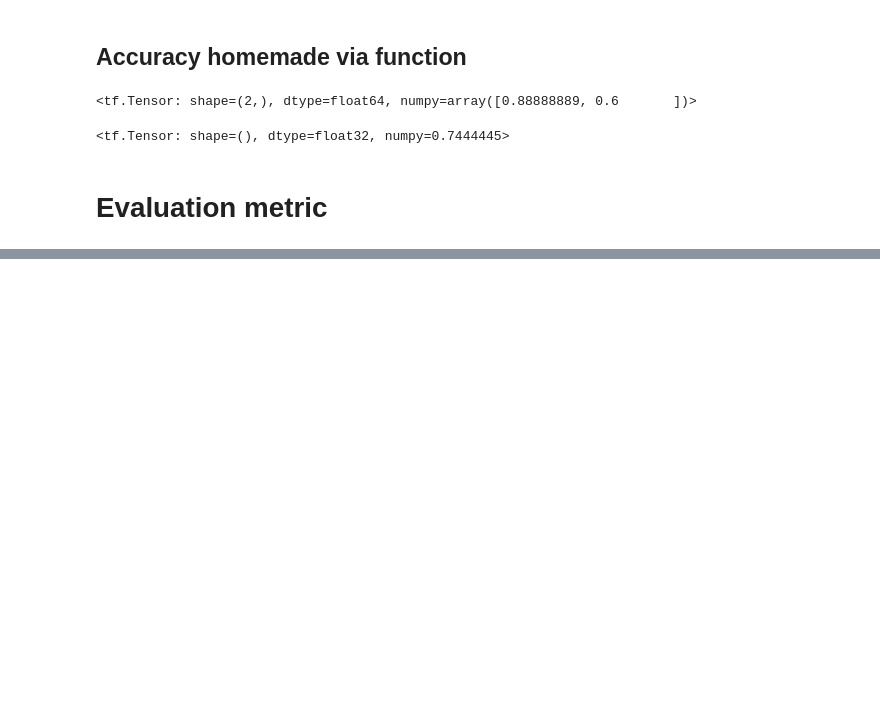
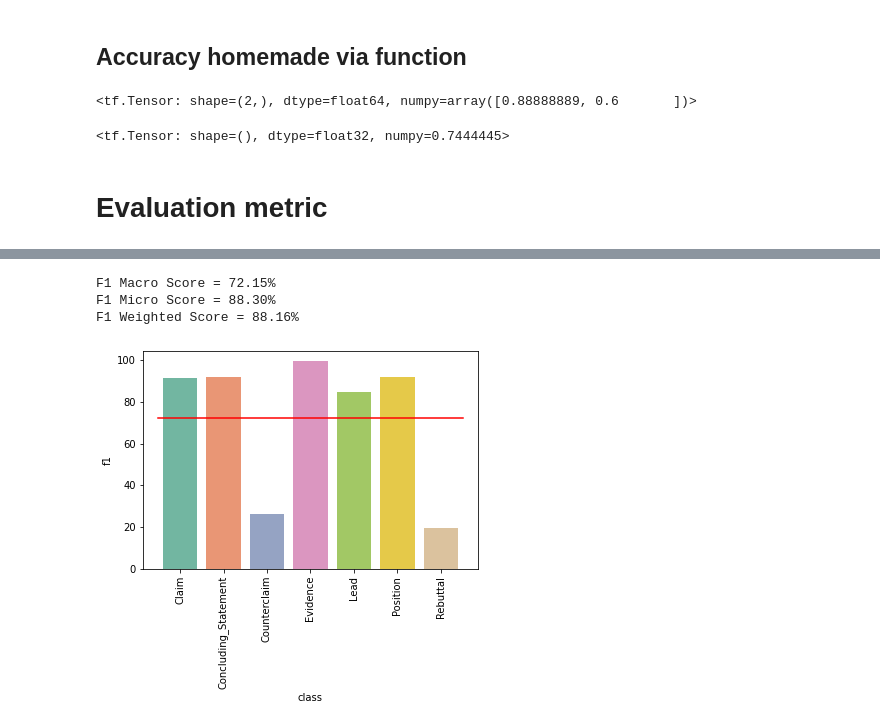
Before and after one commit to arthurcol/feedback_prize, a Jupyter notebook: notebooks/metrics.ipynb, the cells around one changed output, grey strips where cells are left out. Saved outputs shown, nothing was run; the diff lists cells and outputs as text; code cells hidden in the pictures; blank space fills up the shorter version.

```diff
--- a/notebooks/metrics.ipynb
+++ b/notebooks/metrics.ipynb
@@ -182,0 +379,47 @@ df_train.head()
+# %%
+## creating f1 function
+def f1_score(fp,fn,tp):
+    return tp/(tp+.5*(fp+fn))*100
+# %%
+## group by class for F1 score calculation
+f1_df = merged_df.groupby('class').sum()
+
+#apply to the df
+f1_df['f1']=f1_score(f1_df.FP,f1_df.FN,f1_df.TP)
+
+#Create a total row
+f1_df.loc['Total']=f1_df.mean()
+# %%
+## weighted average
+
+f1_df['support'] = true_df.groupby('class').count()['id']
+
+f1_df['f1_weighted']=f1_df['f1']*(f1_df['support']/f1_df['support'].sum())
+f1_df.loc['Total','support']=f1_df.support.sum()
+f1_df.loc['Total','f1_weighted']=f1_df.f1_weighted.sum()
+# %%
+# impute correct values for the Total row for TP FN FP
+
+f1_df.loc['Total','FP'] = f1_df.loc[:'Rebuttal','FP'].sum()
+f1_df.loc['Total','FN'] = f1_df.loc[:'Rebuttal','FN'].sum()
+f1_df.loc['Total','TP'] = f1_df.loc[:'Rebuttal','TP'].sum()
+# %%
+## PRINT REPORT
+
+print(f"F1 Macro Score = {f1_df.loc['Total','f1']:.2f}%")
+
+
+print(f"F1 Micro Score = {f1_score(f1_df.loc['Total','FP'],f1_df.loc['Total','FN'],f1_df.loc['Total','TP']):.2f}%")
+
+print(f"F1 Weighted Score = {f1_df.loc['Total','f1_weighted']:.2f}%")
+# %% [output]
+F1 Macro Score = 72.15%
+F1 Micro Score = 88.30%
+F1 Weighted Score = 88.16%
+# %%
+sns.barplot(y=f1_df.reset_index().loc[:6,'f1'],x=f1_df.index[:-1],palette='Set2')
+plt.xticks(rotation=90)
+locs,_=plt.xticks()
+plt.plot([locs[0]-.5,locs[-1]+.5],[f1_df.loc['Total','f1'],f1_df.loc['Total','f1']],c='r');
+# %% [output]
+[figure, added]
```
Also changed, not shown: parts of 35 cells of this notebook.
